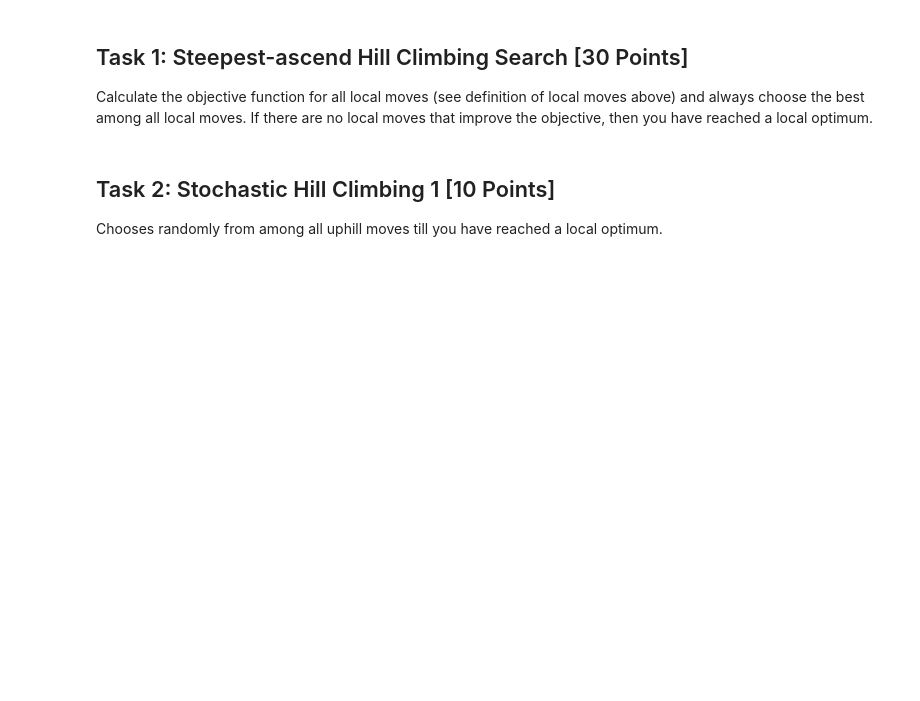
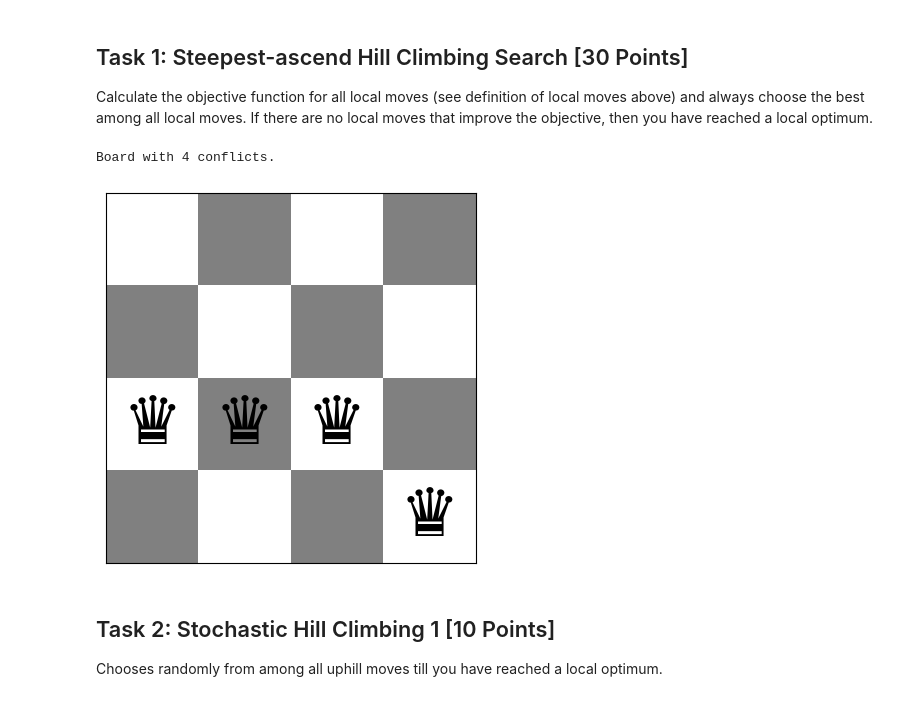
Before and after one commit to chirschbrich/n_queens, a Jupyter notebook: n_queens.ipynb, the cells around one changed output. Saved outputs shown, nothing was run; the diff lists cells and outputs as text; code cells hidden in the pictures; blank space fills up the shorter version.

```diff
--- a/n_queens.ipynb
+++ b/n_queens.ipynb
@@ -134,3 +132,14 @@ Calculate the objective function for all local moves (see definition of local mo
+# %%
+# Steepest-Ascent Hill Climbing
+def SAHC(board):
+    # Initial State: Start with an arbitrary or random solution (initial state).
+    best_board = board
+# %%
+board = random_board(4)
+show_board(SAHC(board))
+# %% [output]
+Board with 4 conflicts.
+[figure, added]
 # %% [markdown]
 ## Task 2: Stochastic Hill Climbing 1 [10 Points]
 
```
Also changed, not shown: parts of 8 cells of this notebook.
